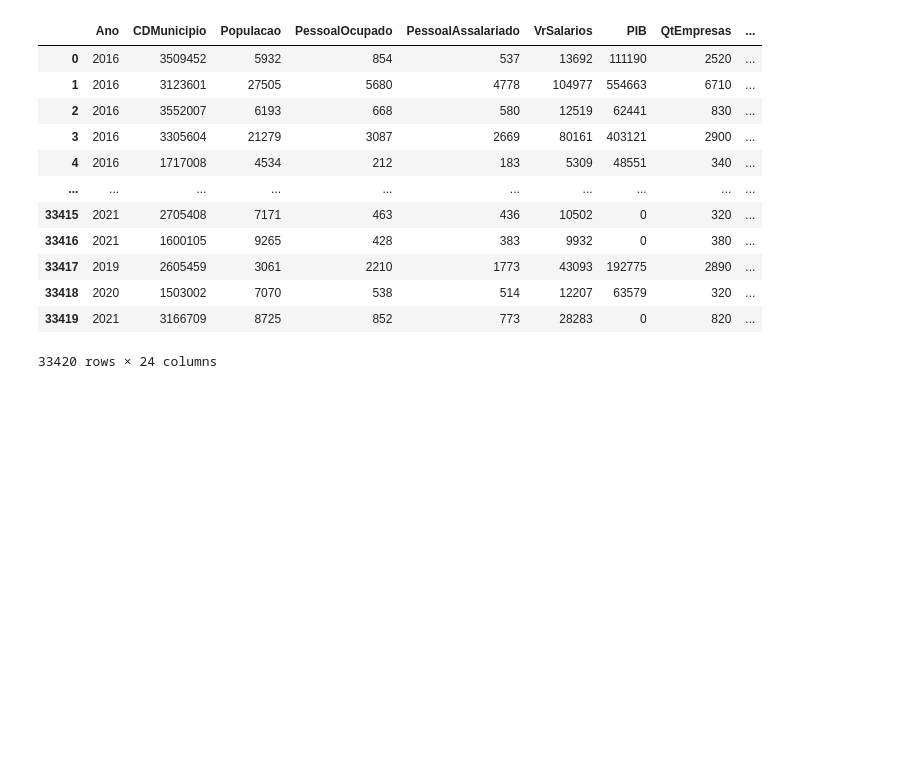
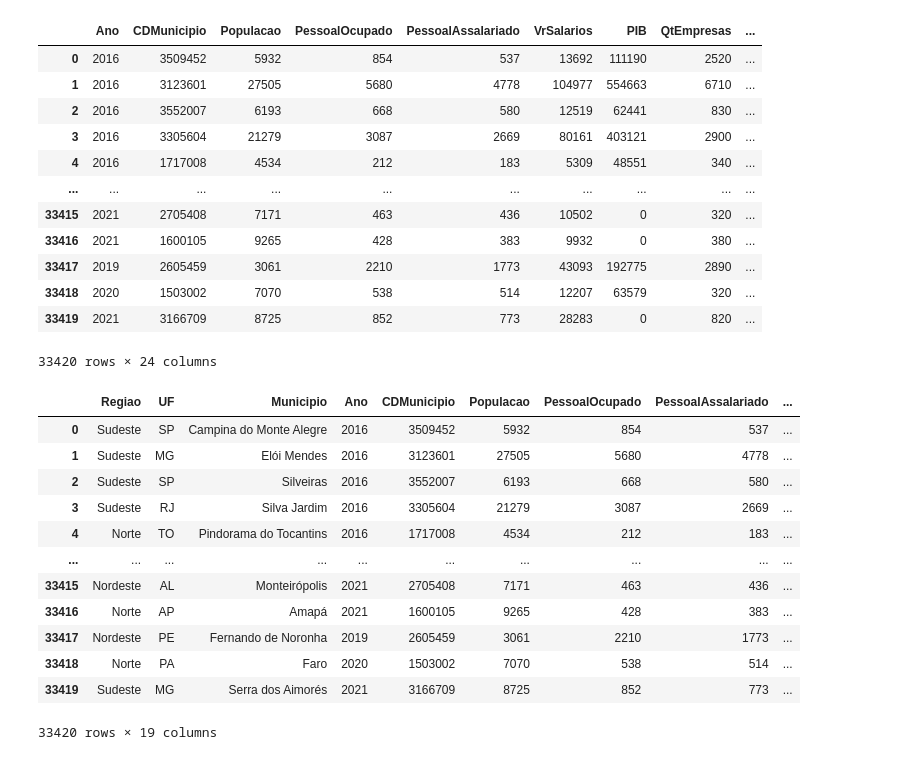
Before and after one commit to anaC-Fernandes/ProjetoDados, a Jupyter notebook: notebookEconomia.ipynb, the cells around one changed output. Cells and saved outputs as stored; diff of their text form; code cells hidden in the pictures; blank space fills up the shorter version.

```diff
--- a/notebookEconomia.ipynb
+++ b/notebookEconomia.ipynb
@@ -70,3 +70,19 @@ df['Transferencias_capital_R$'] = df['Transferencias_capital_R$'].astype(float)
 df['NrNascimentos'] = df['NrNascimentos'].astype(int)
 df['NrObitosInfantis'] = df['NrObitosInfantis'].astype(int)
 df['povoamento'] = df['povoamento'].astype(float)
+# %%
+df[['Regiao', 'UF', 'Municipio', 'Ano', 'CDMunicipio', 'Populacao', 'PessoalOcupado', 'PessoalAssalariado', 'VrSalarios', 'PIB', 'QtEmpresas', 'Area', 'Importacoes_US$', 'Exportacoes_US$', 'Receitas_R$', 'Transferencias_correntes_R$', 'Transferencias_capital_R$', 'NrNascimentos', 'NrObitosInfantis']]
+# %% [output]
+|  | Regiao | UF | Municipio | Ano | CDMunicipio | Populacao | PessoalOcupado | PessoalAssalariado | ... |
+| 0 | Sudeste | SP | Campina do Monte Alegre | 2016 | 3509452 | 5932 | 854 | 537 | ... |
+| 1 | Sudeste | MG | Elói Mendes | 2016 | 3123601 | 27505 | 5680 | 4778 | ... |
+| 2 | Sudeste | SP | Silveiras | 2016 | 3552007 | 6193 | 668 | 580 | ... |
+| 3 | Sudeste | RJ | Silva Jardim | 2016 | 3305604 | 21279 | 3087 | 2669 | ... |
+| 4 | Norte | TO | Pindorama do Tocantins | 2016 | 1717008 | 4534 | 212 | 183 | ... |
+| ... | ... | ... | ... | ... | ... | ... | ... | ... | ... |
+| 33415 | Nordeste | AL | Monteirópolis | 2021 | 2705408 | 7171 | 463 | 436 | ... |
+| 33416 | Norte | AP | Amapá | 2021 | 1600105 | 9265 | 428 | 383 | ... |
+| 33417 | Nordeste | PE | Fernando de Noronha | 2019 | 2605459 | 3061 | 2210 | 1773 | ... |
+| 33418 | Norte | PA | Faro | 2020 | 1503002 | 7070 | 538 | 514 | ... |
+| 33419 | Sudeste | MG | Serra dos Aimorés | 2021 | 3166709 | 8725 | 852 | 773 | ... |
+33420 rows × 19 columns
```
